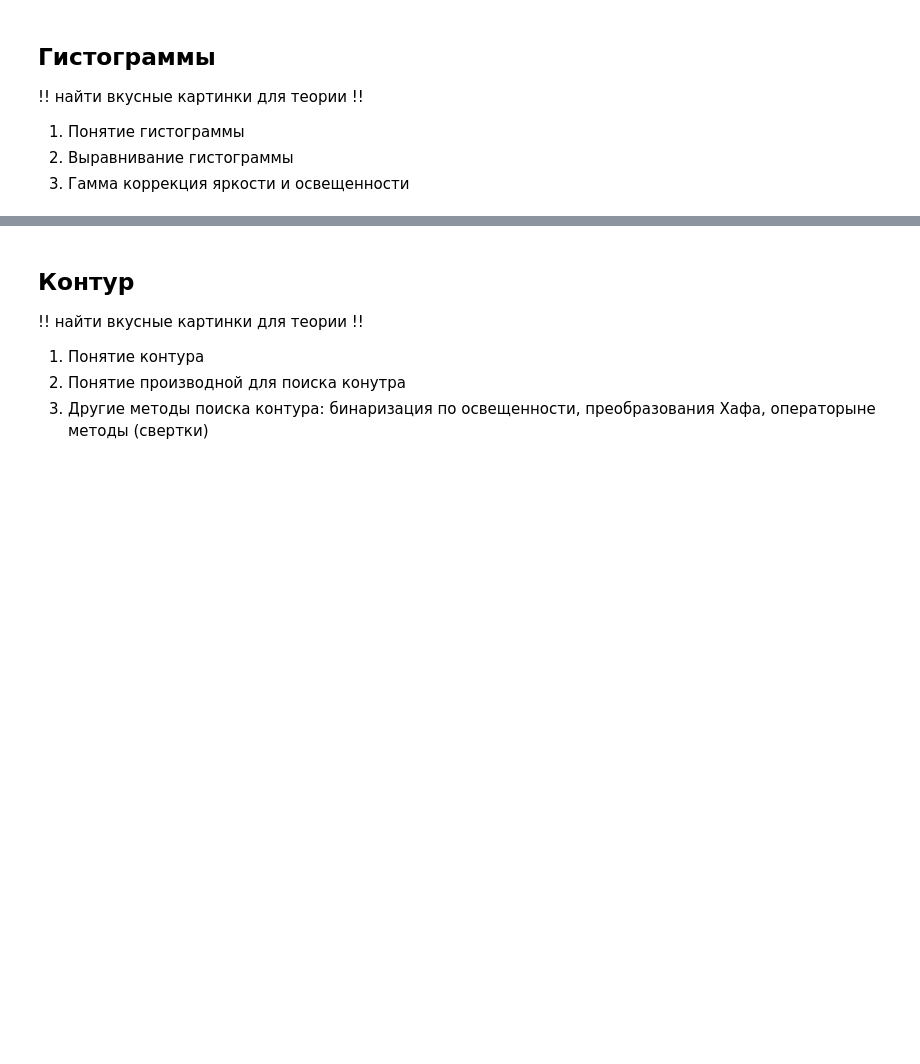
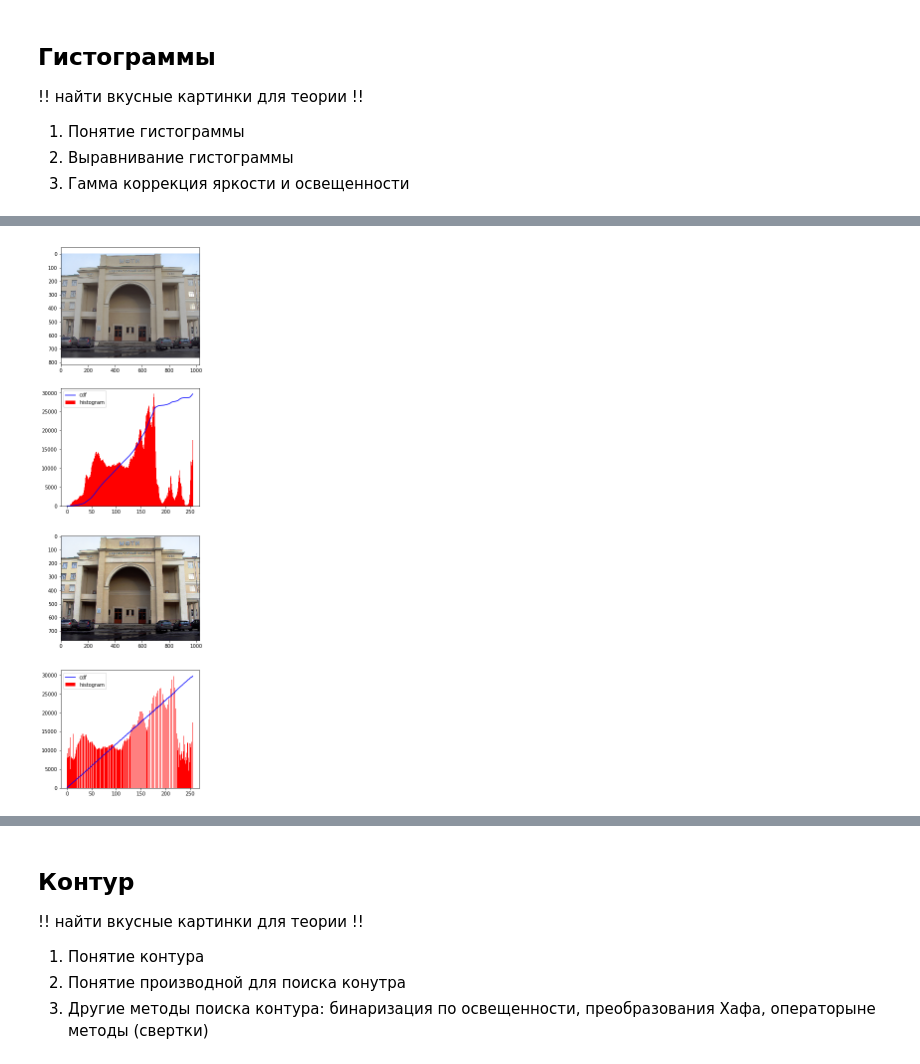
Before and after one commit to Keleas/CV_WOS, a Jupyter notebook: CV_ЗОШ/Lecture 1.ipynb, the cells around one changed output, grey strips where cells are left out. Saved outputs shown, nothing was run; the diff lists cells and outputs as text; code cells hidden in the pictures; blank space fills up the shorter version.

```diff
--- a/CV_ЗОШ/Lecture 1.ipynb
+++ b/CV_ЗОШ/Lecture 1.ipynb
@@ -326,0 +359,33 @@ len(list(dst[dst==255]))
+# %%
+#img = cv2.medianBlur(img, 5)
+
+hist,bins = np.histogram(img.flatten(),256,[0,256])
+cdf = hist.cumsum()
+cdf_normalized = cdf * hist.max()/ cdf.max()
+
+cdf_m = np.ma.masked_equal(cdf, 0)
+cdf_m = (cdf_m - cdf_m.min())*255/(cdf_m.max() - cdf_m.min())
+cdf = np.ma.filled(cdf_m, 0).astype('uint8')
+
+
+
+img2 = cdf[img]
+
+hist2,bins2 = np.histogram(img2.flatten(),256,[0,256])
+cdf2 = hist2.cumsum()
+cdf_normalized2 = cdf2 * hist2.max()/ cdf2.max()
+
+
+fig, m_axs = plt.subplots(4, 1, figsize=(5, 20))
+m_axs[0].axis('equal')
+m_axs[0].imshow(img)
+m_axs[1].plot(cdf_normalized, color = 'b')
+m_axs[1].hist(img.flatten(),256,[0,256], color = 'r')
+m_axs[1].legend(('cdf','histogram'), loc = 'upper left')
+
+m_axs[2].imshow(img2)
+m_axs[3].plot(cdf_normalized2, color = 'b')
+m_axs[3].hist(img2.flatten(),256,[0,256], color = 'r')
+m_axs[3].legend(('cdf','histogram'), loc = 'upper left');
+# %% [output]
+[figure, added]
```
Also changed, not shown: parts of 10 cells of this notebook.
